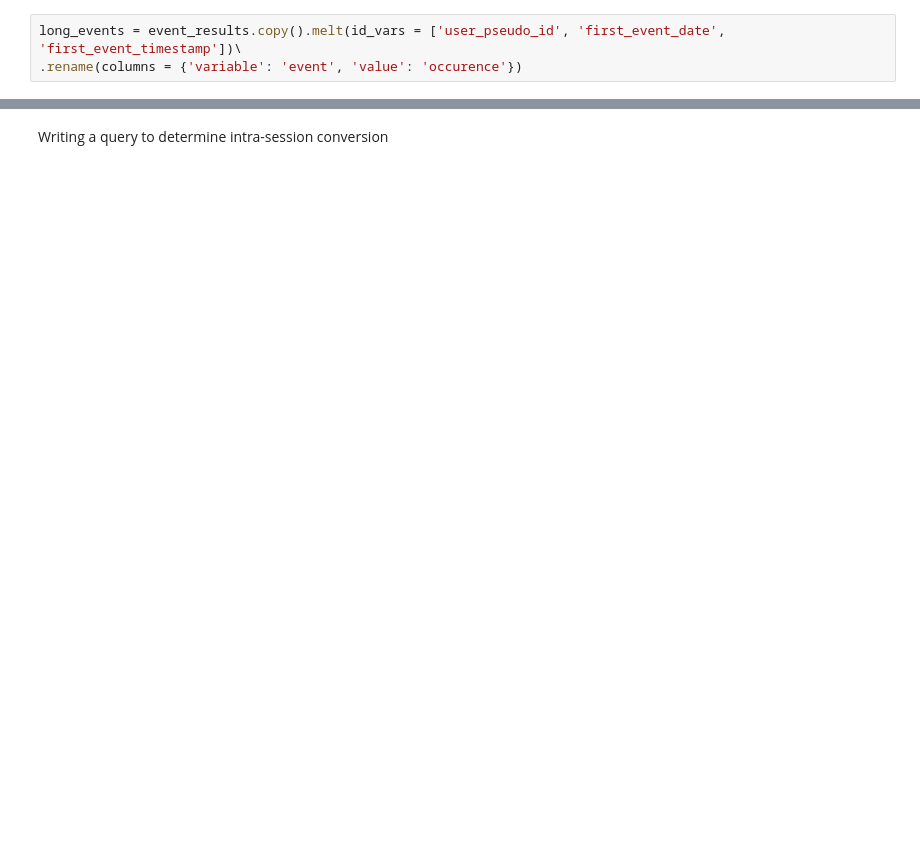
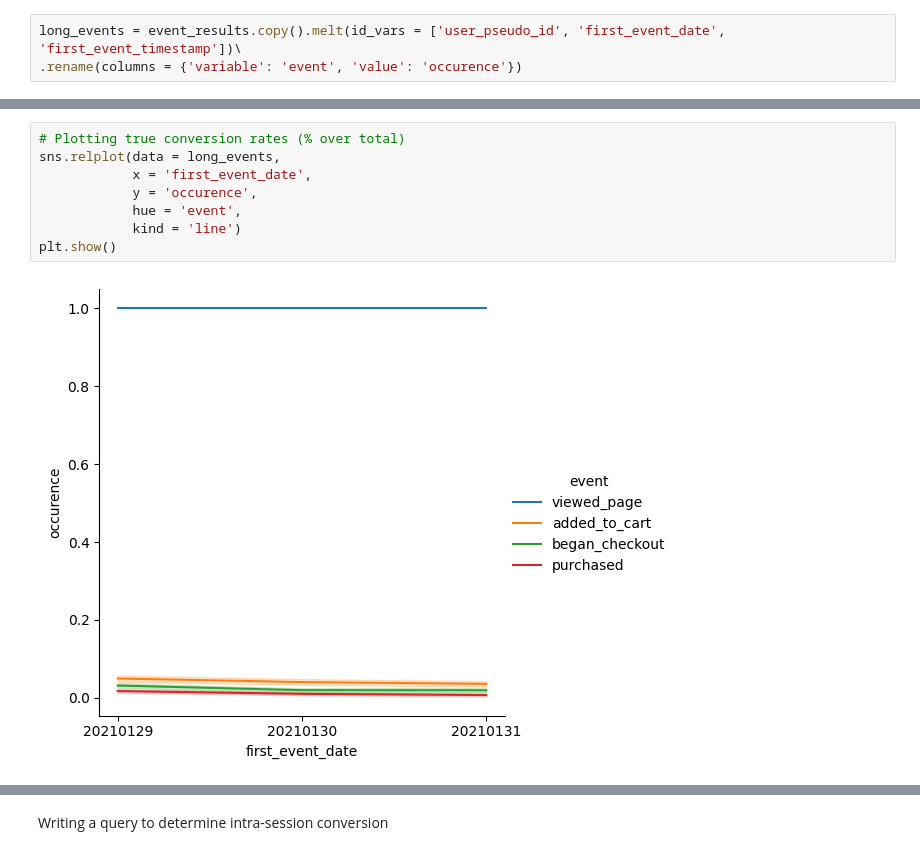
Before and after one commit to SJBales/ecommerce-funnel-analysis, a Jupyter notebook: notebooks/workshop.ipynb, the cells around one changed output, grey strips where cells are left out. Cells and saved outputs as stored; diff of their text form; blank space fills up the shorter version.

```diff
--- a/notebooks/workshop.ipynb
+++ b/notebooks/workshop.ipynb
@@ -56,0 +67,10 @@ plt.show()
+# %%
+# Plotting true conversion rates (% over total)
+sns.relplot(data = long_events,
+            x = 'first_event_date',
+            y = 'occurence',
+            hue = 'event',
+            kind = 'line')
+plt.show()
+# %% [output]
+[figure, added]
```
Also changed, not shown: parts of 6 cells of this notebook.
